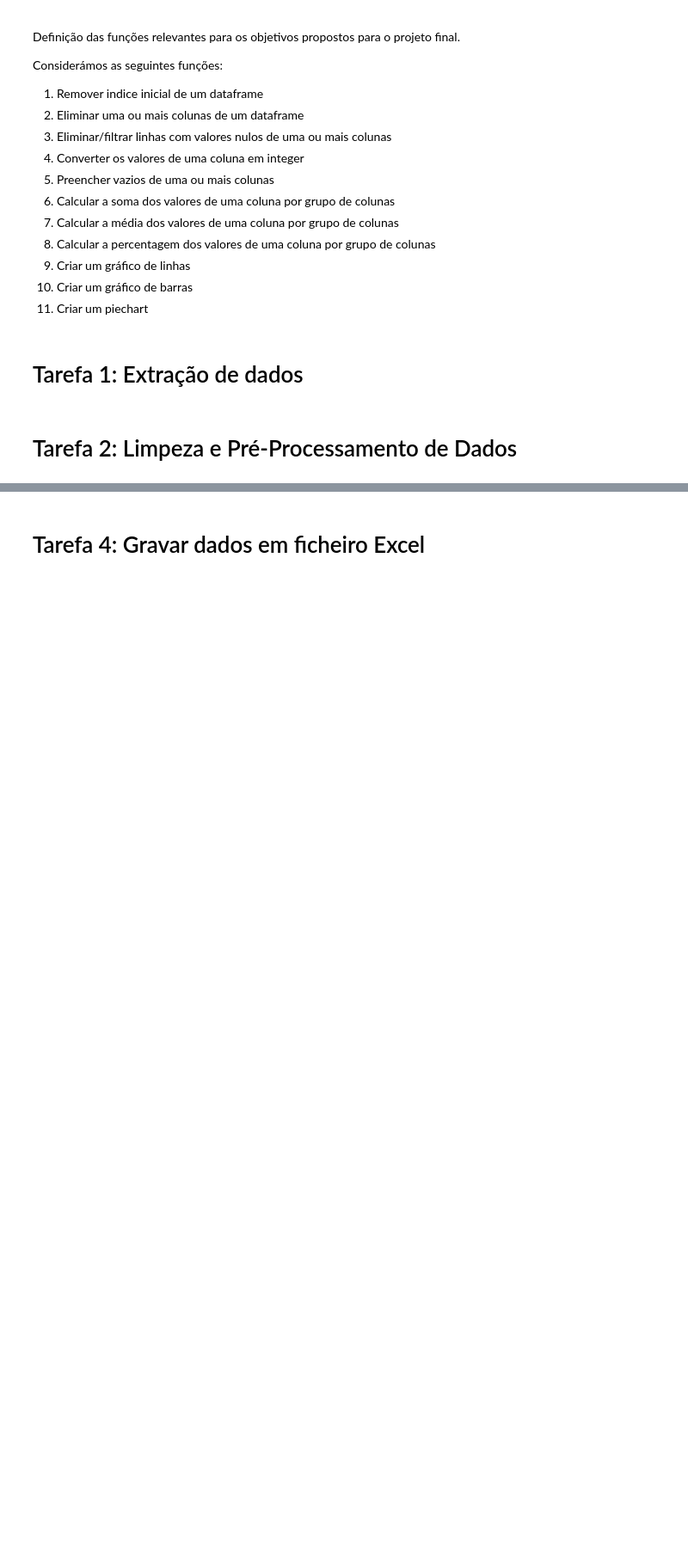
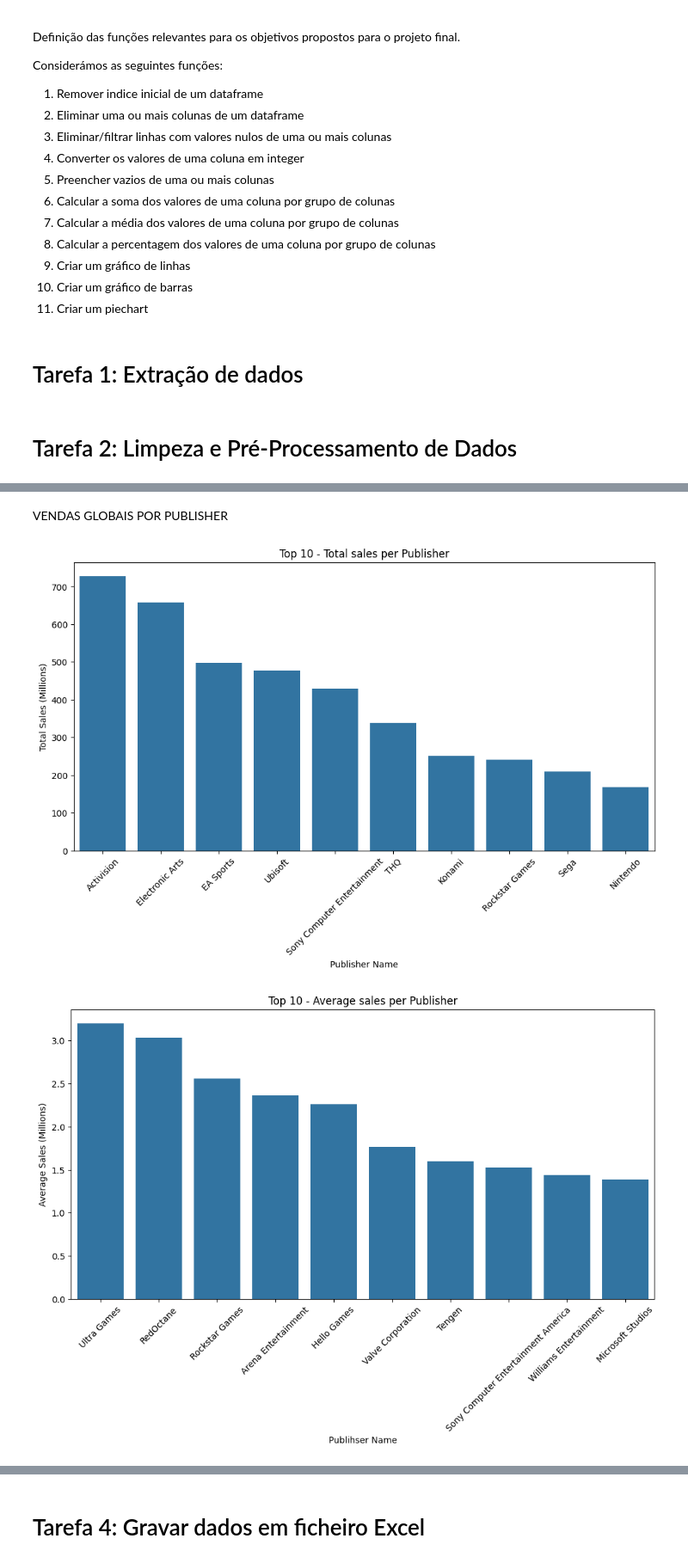
Before and after one commit to matheustristao/ppl_2425_group10, a Jupyter notebook: project_final.ipynb, the cells around one changed output, grey strips where cells are left out. Shown at 86% size. Saved outputs shown, nothing was run; the diff lists cells and outputs as text; code cells hidden in the pictures; blank space fills up the shorter version.

```diff
--- a/project_final.ipynb
+++ b/project_final.ipynb
@@ -369,0 +310,18 @@ plot_trends(melted_mean_region_per_genre, 'Genre', 'Region_average_Sales', 'Regi
+# %% [markdown]
+VENDAS GLOBAIS POR PUBLISHER
+# %%
+# 3. VENDAS GLOBAIS POR PUBLISHER
+
+# Total de vendas por publisher
+sum_global_by_publisher = sum_column_by_group(file, 'Global_Sales', 'Publisher', sum_column_name='Total_Sales_M')
+# Média de vendas entre as 10 plataformas que mais venderam jogos
+mean_global_by_publisher = mean_column_by_group(file, 'Global_Sales', 'Publisher', avg_column_name='Average_Sales_M')
+
+# Gráficos para top 10 vendas e top 10 média por publisher
+plot_trends_bar(sum_global_by_publisher.head(10), 'Publisher', 'Total_Sales_M', 'Top 10 - Total sales per Publisher', \
+                'Publisher Name', 'Total Sales (Millions)', image_name=top_10_sum_publisher)
+plot_trends_bar(mean_global_by_publisher.head(10), 'Publisher', 'Average_Sales_M', 'Top 10 - Average sales per Publisher', \
+                'Publihser Name', 'Average Sales (Millions)',image_name=top_10_average_publisher)
+# %% [output]
+[figure, added]
+[figure, added]
```
Also changed, not shown: parts of 13 cells of this notebook, 1 other file.
